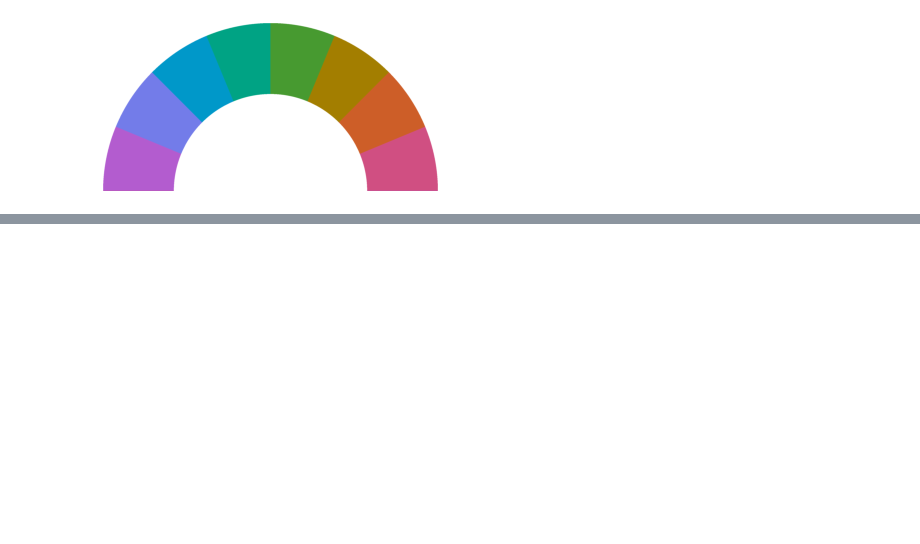
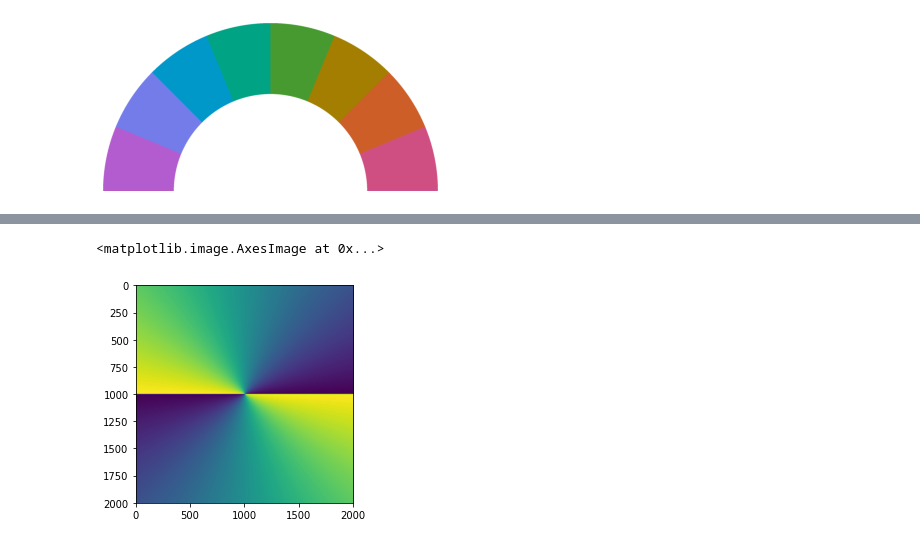
Before and after one commit to mehta-lab/recOrder, a Jupyter notebook: notebooks/QLIPP_Plotting.ipynb, the cells around one changed output, grey strips where cells are left out. Saved outputs shown, nothing was run; the diff lists cells and outputs as text; code cells hidden in the pictures; blank space fills up the shorter version.

```diff
--- a/notebooks/QLIPP_Plotting.ipynb
+++ b/notebooks/QLIPP_Plotting.ipynb
@@ -49,0 +97,5 @@ legend = create_legend()
+# %%
+plt.imshow(thetaLeg)
+# %% [output]
+<matplotlib.image.AxesImage at 0x...>
+[figure, added]
```
Also changed, not shown: parts of 7 cells of this notebook, 4 other files.
